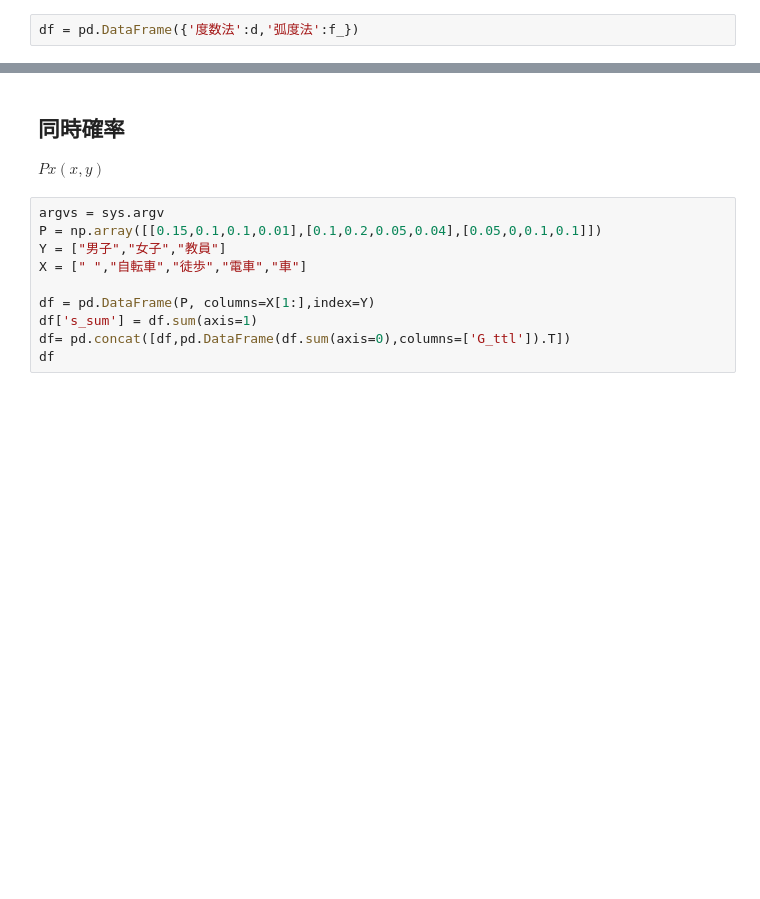
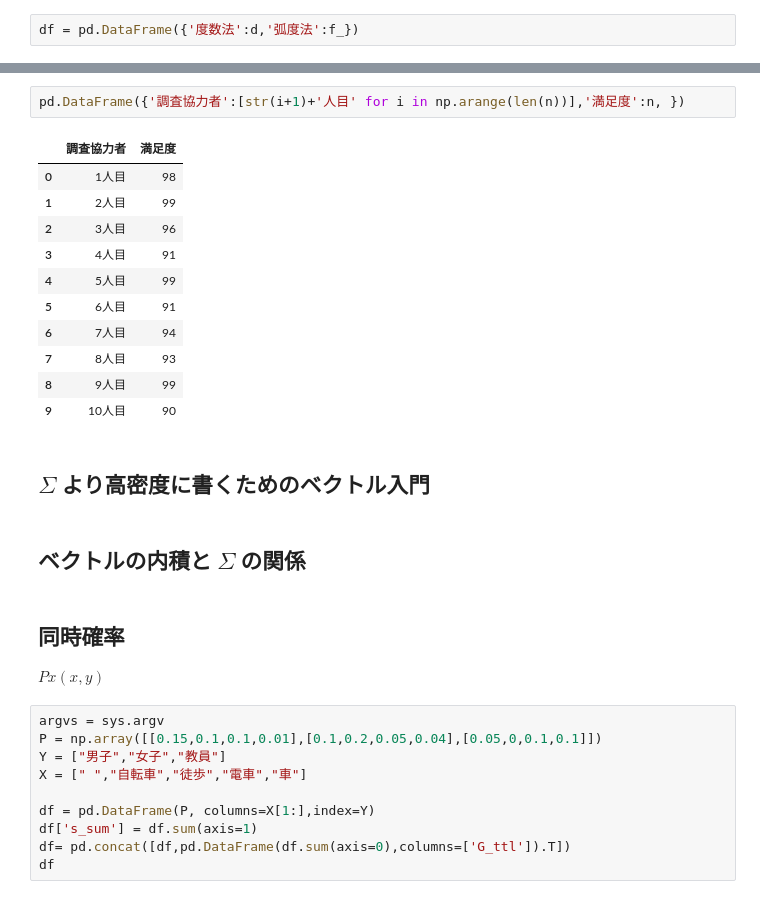
Before and after one commit to HiroshiATakano/GitHub, a Jupyter notebook: 統計学が最高の学問である「数学編」.ipynb, the cells around one changed output, grey strips where cells are left out. Cells and saved outputs as stored; diff of their text form; blank space fills up the shorter version.

```diff
--- a/統計学が最高の学問である「数学編」.ipynb
+++ b/統計学が最高の学問である「数学編」.ipynb
@@ -529,3 +542,21 @@ df
+# %%
+pd.DataFrame({'調査協力者':[str(i+1)+'人目' for i in np.arange(len(n))],'満足度':n, })
+# %% [output]
+|  | 調査協力者 | 満足度 |
+| 0 | 1人目 | 98 |
+| 1 | 2人目 | 99 |
+| 2 | 3人目 | 96 |
+| 3 | 4人目 | 91 |
+| 4 | 5人目 | 99 |
+| 5 | 6人目 | 91 |
+| 6 | 7人目 | 94 |
+| 7 | 8人目 | 93 |
+| 8 | 9人目 | 99 |
+| 9 | 10人目 | 90 |
+# %% [markdown]
+## $ \Sigma $ より高密度に書くためのベクトル入門
+# %% [markdown]
+## ベクトルの内積と $ \Sigma $ の関係
 # %% [markdown]
 ## 同時確率
 
```
Also changed, not shown: parts of 9 cells of this notebook.
